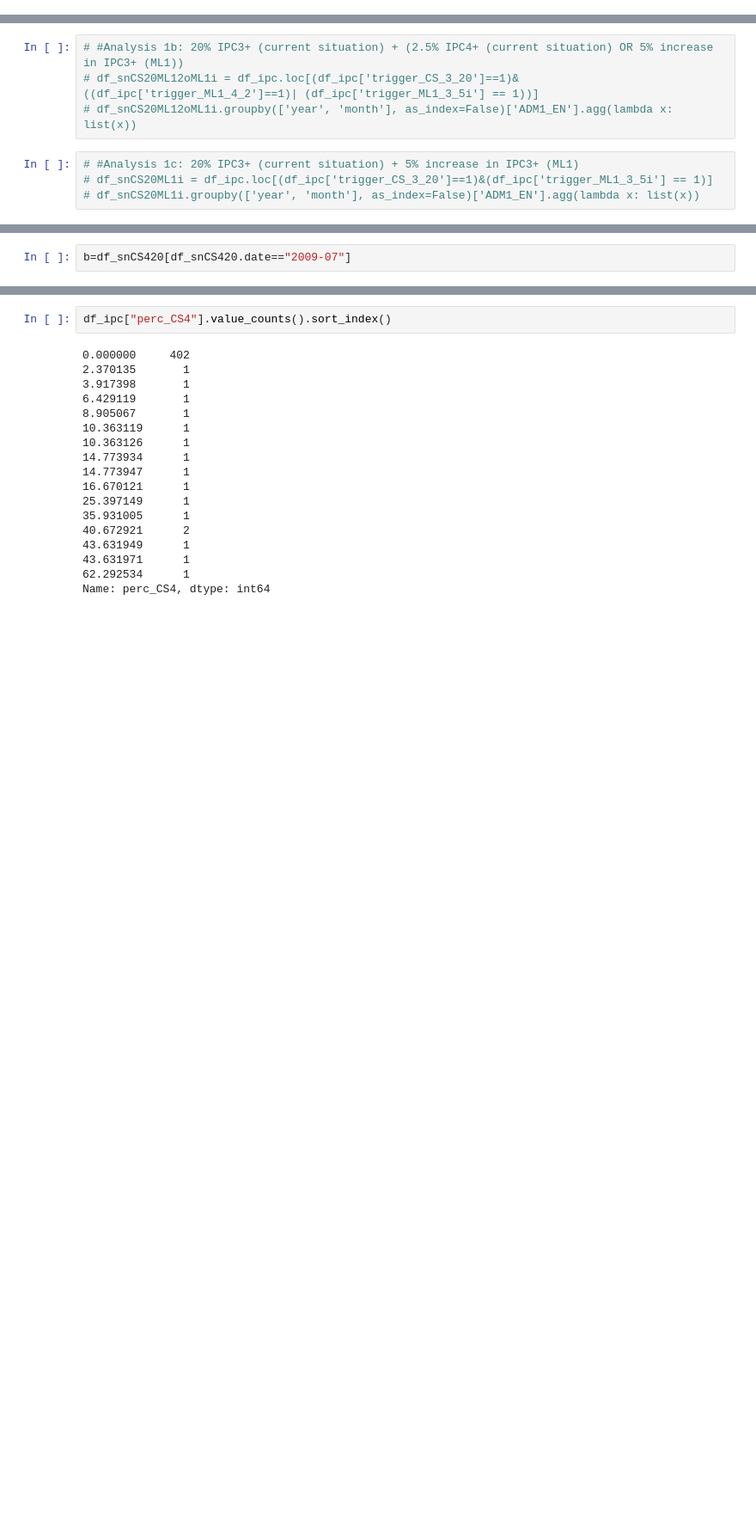
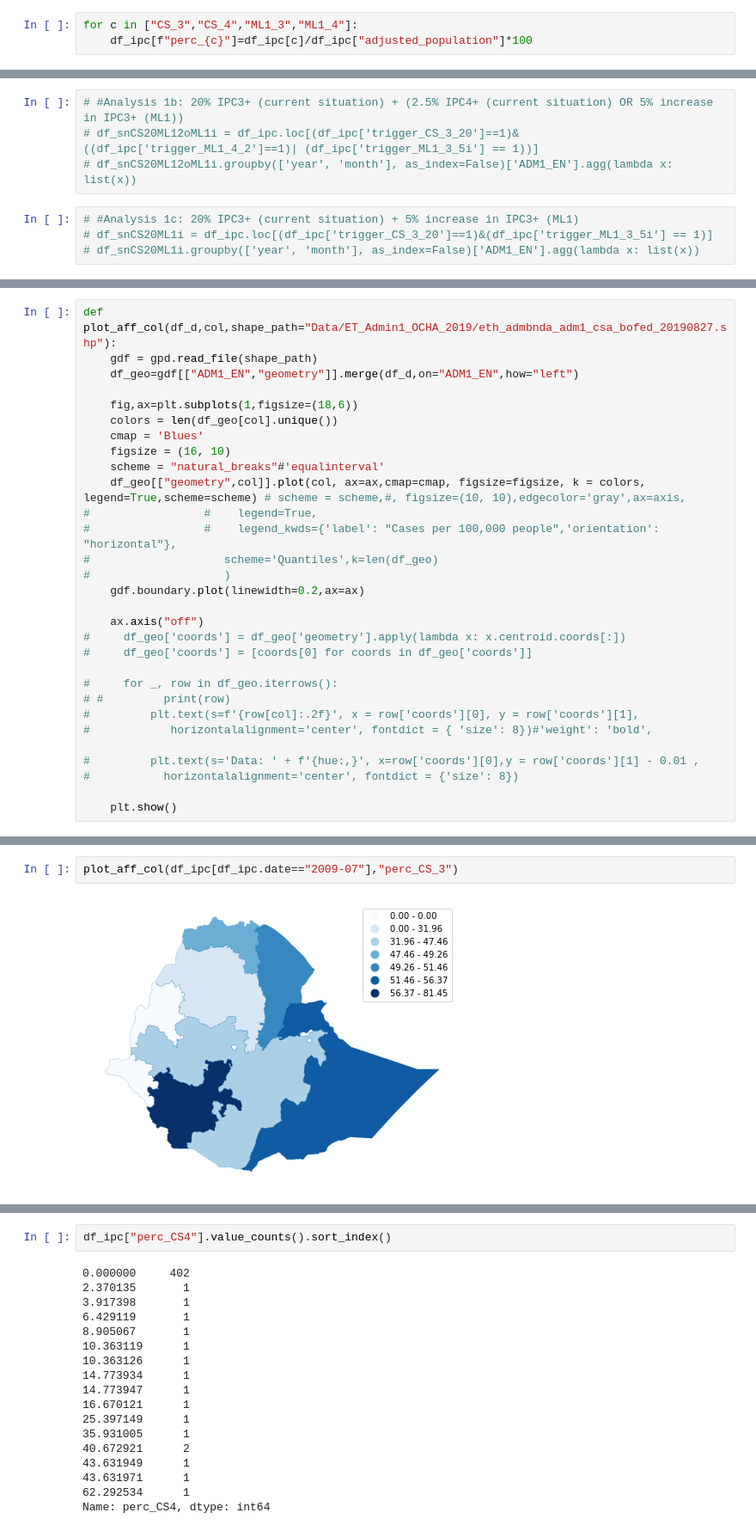
Before and after one commit to OCHA-DAP/pa-aa-food-insecurity, a Jupyter notebook: ethiopia/ThresholdTesting.ipynb, the cells around one changed output, grey strips where cells are left out. Shown at 86% size. Drawn from its saved outputs; the diff is of its cells as text; blank space fills up the shorter version.

```diff
--- a/ethiopia/ThresholdTesting.ipynb
+++ b/ethiopia/ThresholdTesting.ipynb
@@ -56,6 +54,9 @@ df_ipc["trigger_ML1_3_5"]=df_ipc.apply(lambda x: get_trigger(x,"ML1",3,5),axis=1
 df_ipc["trigger_ML1_4_2"]=df_ipc.apply(lambda x: get_trigger(x,"ML1",4,2.5),axis=1)
 df_ipc["trigger_ML1_3_30"]=df_ipc.apply(lambda x: get_trigger(x,"ML1",3,30),axis=1)
 df_ipc["trigger_ML1_3_5i"]=df_ipc.apply(lambda x: get_trigger_increase(x,3,5),axis=1)
+# %%
+for c in ["CS_3","CS_4","ML1_3","ML1_4"]:
+    df_ipc[f"perc_{c}"]=df_ipc[c]/df_ipc["adjusted_population"]*100
 # %%
 df_ipc.head()
 # %% [output]
@@ -114,0 +169,30 @@ df_snCS420.groupby(['year', 'month'], as_index=False)['ADM1_EN'].agg(lambda x: l
+# %%
+def plot_aff_col(df_d,col,shape_path="Data/ET_Admin1_OCHA_2019/eth_admbnda_adm1_csa_bofed_20190827.shp"):
+    gdf = gpd.read_file(shape_path)
+    df_geo=gdf[["ADM1_EN","geometry"]].merge(df_d,on="ADM1_EN",how="left")
+
+    fig,ax=plt.subplots(1,figsize=(18,6))
+    colors = len(df_geo[col].unique())
+    cmap = 'Blues'
+    figsize = (16, 10)
+    scheme = "natural_breaks"#'equalinterval'
+    df_geo[["geometry",col]].plot(col, ax=ax,cmap=cmap, figsize=figsize, k = colors,  legend=True,scheme=scheme) # scheme = scheme,#, figsize=(10, 10),edgecolor='gray',ax=axis,
+#                 #    legend=True,
+#                 #    legend_kwds={'label': "Cases per 100,000 people",'orientation': "horizontal"},
+#                    scheme='Quantiles',k=len(df_geo)
+#                    )
+    gdf.boundary.plot(linewidth=0.2,ax=ax)
+
+    ax.axis("off")
+#     df_geo['coords'] = df_geo['geometry'].apply(lambda x: x.centroid.coords[:])
+#     df_geo['coords'] = [coords[0] for coords in df_geo['coords']]
+
+#     for _, row in df_geo.iterrows():
+# #         print(row)
+#         plt.text(s=f'{row[col]:.2f}', x = row['coords'][0], y = row['coords'][1],
+#            horizontalalignment='center', fontdict = { 'size': 8})#'weight': 'bold',
+
+#         plt.text(s='Data: ' + f'{hue:,}', x=row['coords'][0],y = row['coords'][1] - 0.01 ,
+#           horizontalalignment='center', fontdict = {'size': 8})
+
+    plt.show()
@@ -115,2 +274,4 @@ df_snCS420.groupby(['year', 'month'], as_index=False)['ADM1_EN'].agg(lambda x: l
 # %%
-b=df_snCS420[df_snCS420.date=="2009-07"]
+plot_aff_col(df_ipc[df_ipc.date=="2009-07"],"perc_CS_3")
+# %% [output]
+[figure, added]
```
Also changed, not shown: parts of 42 cells of this notebook.
